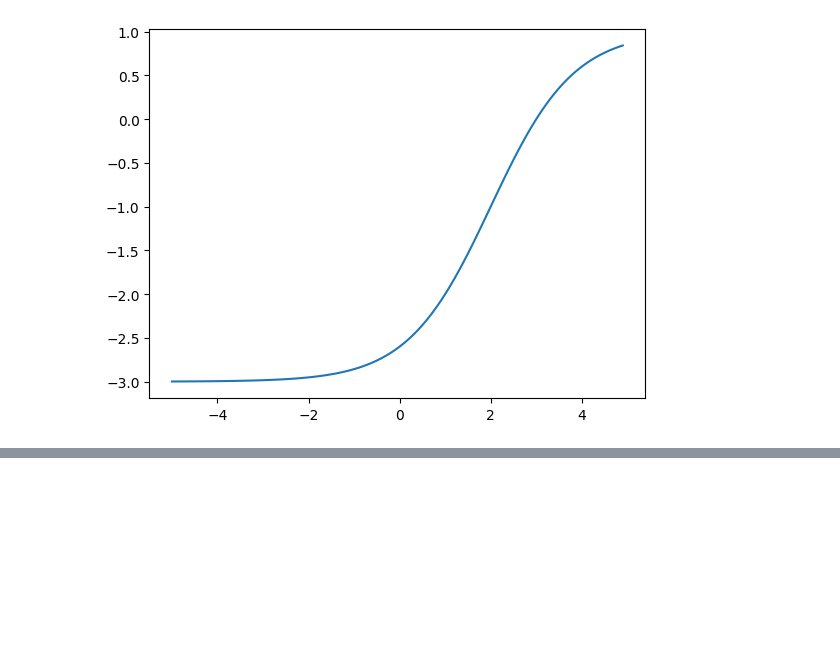
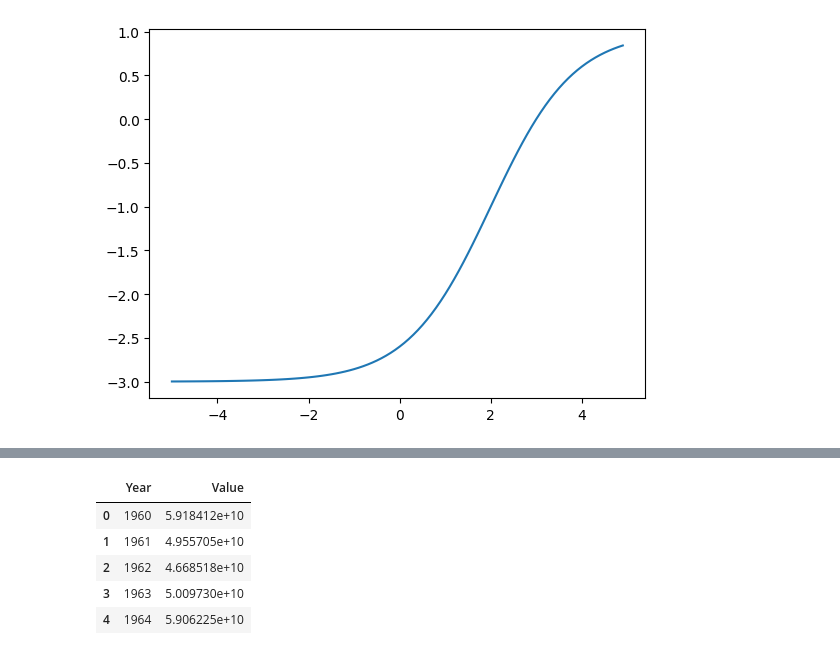
Before and after one commit to iamaryav/ai-notebooks, a Jupyter notebook: co2_prediction_logistic_regression.ipynb, the cells around one changed output, grey strips where cells are left out. Saved outputs shown, nothing was run; the diff lists cells and outputs as text; code cells hidden in the pictures; blank space fills up the shorter version.

```diff
--- a/co2_prediction_logistic_regression.ipynb
+++ b/co2_prediction_logistic_regression.ipynb
@@ -46,0 +55,11 @@ plt.plot(x, y)
+# %%
+#Prediction of china GDP
+df = pd.read_csv("./datasets/china_gdp.csv")
+df.head()
+# %% [output]
+|  | Year | Value |
+| 0 | 1960 | 5.918412e+10 |
+| 1 | 1961 | 4.955705e+10 |
+| 2 | 1962 | 4.668518e+10 |
+| 3 | 1963 | 5.009730e+10 |
+| 4 | 1964 | 5.906225e+10 |
```
Also changed, not shown: parts of 8 cells of this notebook, 1 other file.
